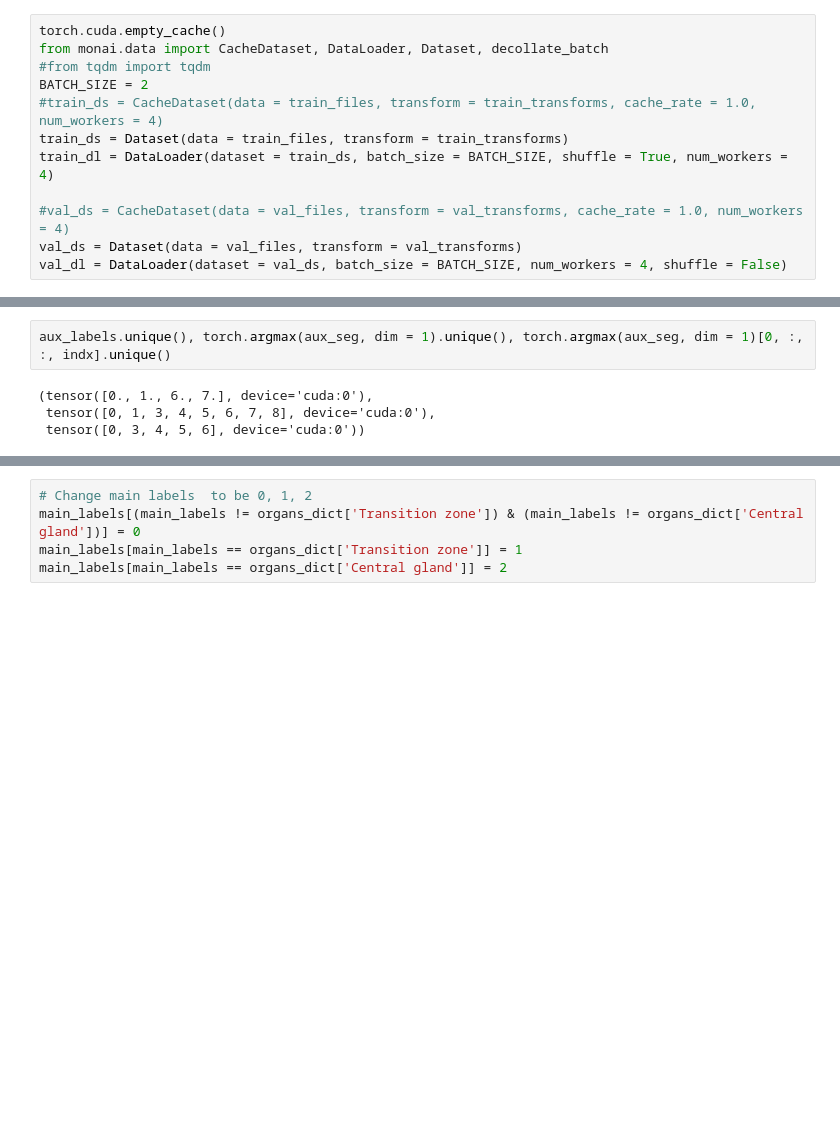
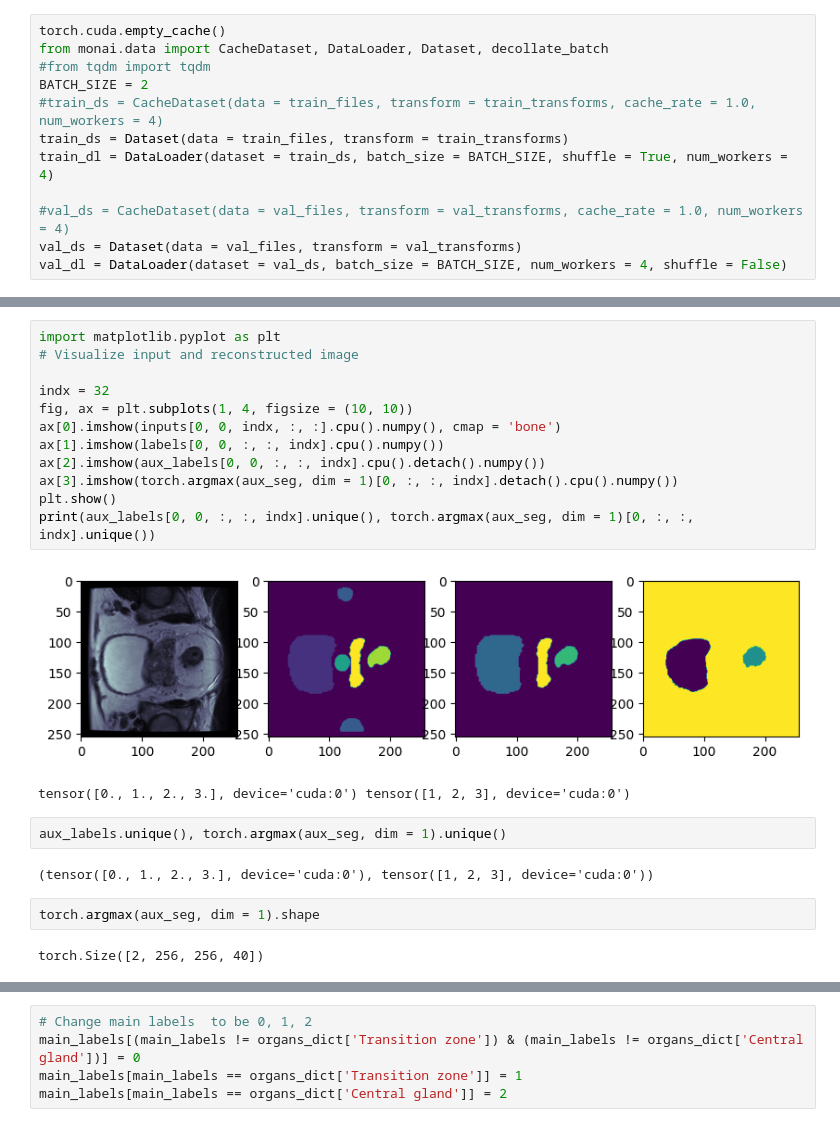
Before and after one commit to R-icntay/ml_cw2, a Jupyter notebook: multi_task_learning/unet.ipynb, the cells around one changed output, grey strips where cells are left out. Cells and saved outputs as stored; diff of their text form; blank space fills up the shorter version.

```diff
--- a/multi_task_learning/unet.ipynb
+++ b/multi_task_learning/unet.ipynb
@@ -2618,9 +2614,26 @@ plt.show()
+# %%
+import matplotlib.pyplot as plt
+# Visualize input and reconstructed image
+
+indx = 32
+fig, ax = plt.subplots(1, 4, figsize = (10, 10))
+ax[0].imshow(inputs[0, 0, indx, :, :].cpu().numpy(), cmap = 'bone')
+ax[1].imshow(labels[0, 0, :, :, indx].cpu().numpy())
+ax[2].imshow(aux_labels[0, 0, :, :, indx].cpu().detach().numpy())
+ax[3].imshow(torch.argmax(aux_seg, dim = 1)[0, :, :, indx].detach().cpu().numpy())
+plt.show()
+print(aux_labels[0, 0, :, :, indx].unique(), torch.argmax(aux_seg, dim = 1)[0, :, :, indx].unique())
+# %% [output]
+[figure, added]
+tensor([0., 1., 2., 3.], device='cuda:0') tensor([1, 2, 3], device='cuda:0')
 # %%
-aux_labels.unique(), torch.argmax(aux_seg, dim = 1).unique(), torch.argmax(aux_seg, dim = 1)[0, :, :, indx].unique()
+aux_labels.unique(), torch.argmax(aux_seg, dim = 1).unique()
 # %% [output]
-(tensor([0., 1., 6., 7.], device='cuda:0'),
- tensor([0, 1, 3, 4, 5, 6, 7, 8], device='cuda:0'),
- tensor([0, 3, 4, 5, 6], device='cuda:0'))
+(tensor([0., 1., 2., 3.], device='cuda:0'), tensor([1, 2, 3], device='cuda:0'))
+# %%
+torch.argmax(aux_seg, dim = 1).shape
+# %% [output]
+torch.Size([2, 256, 256, 40])
 # %%
 main_labels.unique(), torch.argmax(main_seg, dim = 1).unique()
 # %% [output]
```
Also changed, not shown: parts of 10 cells of this notebook.
